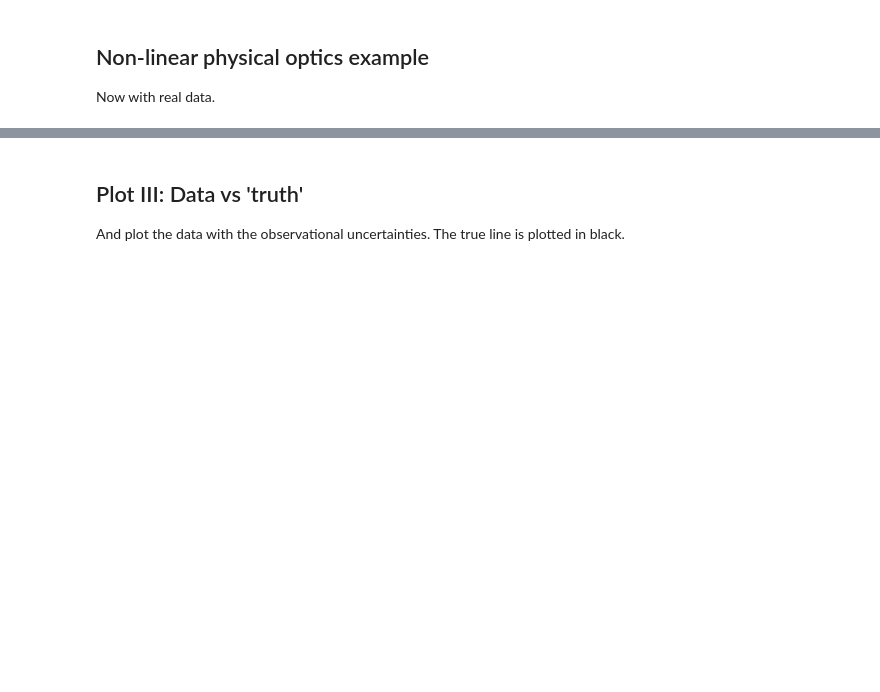
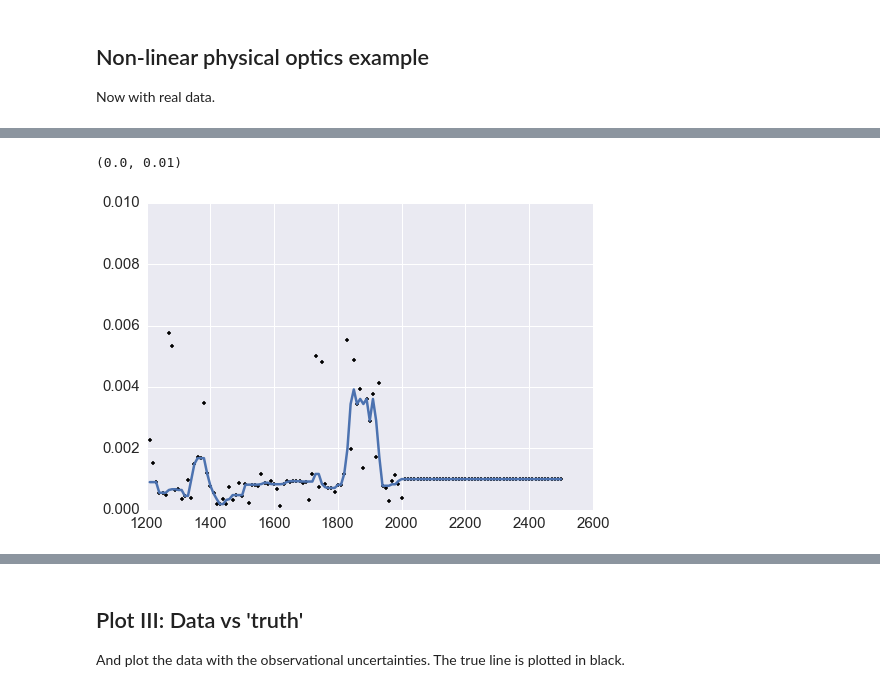
Before and after one commit to gully/bombcat, a Jupyter notebook: bombcat-SiGaps-data.ipynb, the cells around one changed output, grey strips where cells are left out. Cells and saved outputs as stored; diff of their text form; code cells hidden in the pictures; blank space fills up the shorter version.

```diff
--- a/bombcat-SiGaps-data.ipynb
+++ b/bombcat-SiGaps-data.ipynb
@@ -50,0 +67,12 @@ df.head()
+# %%
+err_est =  np.sqrt(diff1**2+diff2**2)
+mask = df.index > 2000
+err_est[mask] = 0.001
+err_est_sm = medfilt(err_est, kernel_size=5)
+plt.plot(df.index, err_est, '.k');
+plt.plot(df.index, err_est_sm);
+
+plt.ylim(0.00,0.01)
+# %% [output]
+(0.0, 0.01)
+[figure, added]
```
Also changed, not shown: parts of 14 cells of this notebook, 2 other files.
